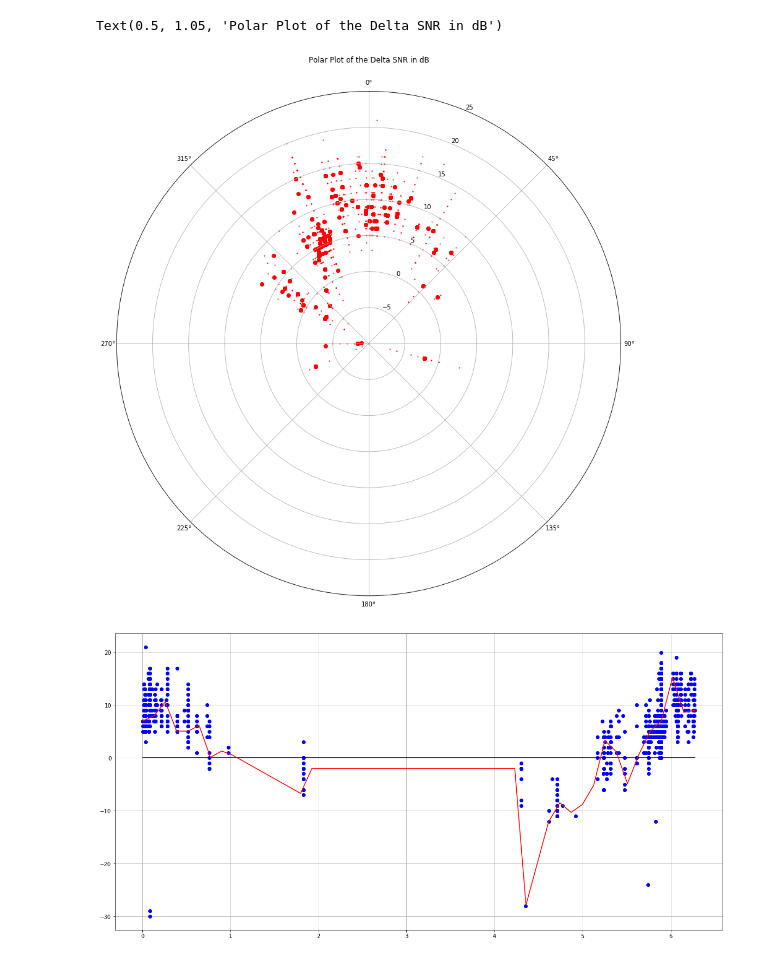
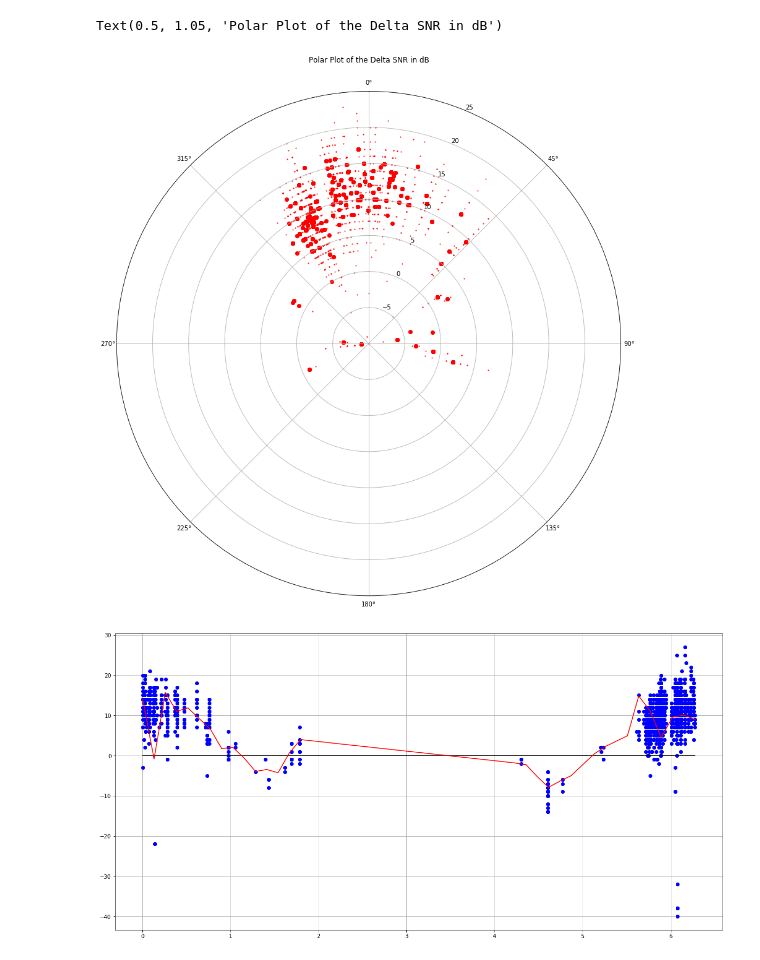
Before and after one commit to iu3qez/APET, a Jupyter notebook: WSPR_Antenna_Pattern.ipynb, the cells around one changed output. Cells and saved outputs as stored; diff of their text form; code cells hidden in the pictures.

```diff
--- a/WSPR_Antenna_Pattern.ipynb
+++ b/WSPR_Antenna_Pattern.ipynb
@@ -39,7 +49,7 @@ rx_offset = 3   # rx sensitivity difference (db)
 
 band = 20 # 20 meters band or whatever
 spot_number = 5000 # how many spots to download matching the following callsign criteria
-reporter_list =  ["IS0KYB", "IS0KYB1"] # The first is the reference antenna (omnidirectional if possible: small magnetic loop or vertical dipole)
+reporter_list =  ["IS0KYB2", "IS0KYB1"] # The first is the reference antenna (omnidirectional if possible: small magnetic loop or vertical dipole)
 reporter_loc = "JM49jn" # Locator of RX antennas
 
 rep_lat, rep_lon = loc2coords(reporter_loc) # get QTH coords
@@ -54,8 +64,8 @@ print ("Today Sunrise: %s" % today_sr)
 print ("Today Sunset: %s" % today_ss)
 print ("*"*50)
 
-timestamp_start = get_unixtime("2019-04-10 15:40") # Filter spots earlier than this (UTC!)
-timestamp_stop = get_unixtime("2019-04-10 21:25") # Filter any spot later than this
+timestamp_start = get_unixtime("2019-04-12 08:00") # Filter spots earlier than this (UTC!)
+timestamp_stop = get_unixtime("2019-04-12 13:20") # Filter any spot later than this
 
 use_symmetry = False # use this flag to enrich data from one angle also for angle+180 STILL BUGGY DO NOT USE! Leave it to False
 
@@ -156,35 +172,38 @@ plt.title("Polar Plot of the Delta SNR in dB")
 #deltasnr_complete_list = [a for a in el for el in deltasnr_complete_list]
 # %% [output]
 Text(0.5, 1.05, 'Polar Plot of the Delta SNR in dB')
-[figure, old version]
+[figure, new version]
 # %%
-# Here we convert degrees to radians and perform a rough 1D interpolation
+# Here we convert degrees to radians and perform a VERY rough 1D LINEAR interpolation
+# Higher order interpolations easily explode, should find a better way, maybe by pruning
+# the snr array
 
+use_symmetry = False
 az_rad_list = []
 for i,v in enumerate(az_complete_list):
     az_rad_list.append( v + 0.0001*(2*rand()-1.) )
     if use_symmetry:
         az_rad_list.append((v+pi) %(2*pi))
         deltasnr_complete_list.append(deltasnr_complete_list[i])
 
 angles, gains = zip(*sorted(zip(az_rad_list, deltasnr_complete_list)))
 
 x = np.array(angles)
 y = np.array(gains)
 
 x0 = np.linspace(np.min(x),np.max(x))
 y0 = np.zeros(x0.shape)
 
 f = interpolate.interp1d(x, y, kind="linear")
 figure(figsize=(20,10))
 plot(x, y, 'bo', label = 'Original')
 plot(x0, y0, 'k', label = 'Zero')
 plot(x0, f(x0), 'r', label = 'Interpolated')
 grid()
 #xlim(0,6.28)
 #ylim(-30,30)
 # %% [output]
-[figure, old version]
+[figure, new version]
 # %%
 # Now let's finally plot the polar graph with the real SNR deltas and their interpolation
 # Moreover, we plot the angular distance distribution of the spots
```
Also changed, not shown: parts of 6 cells of this notebook, 1 other file.
